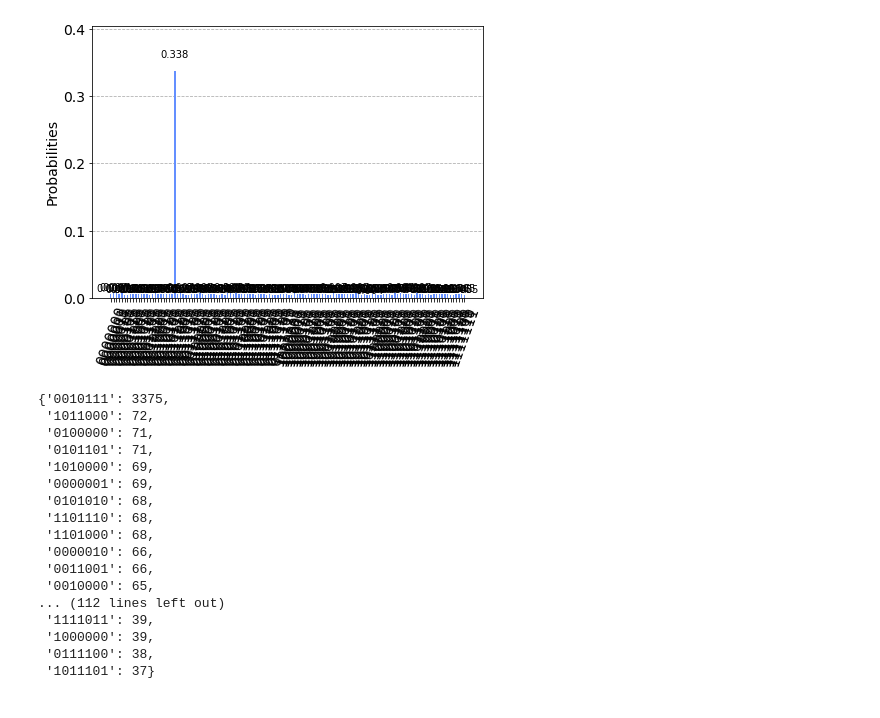
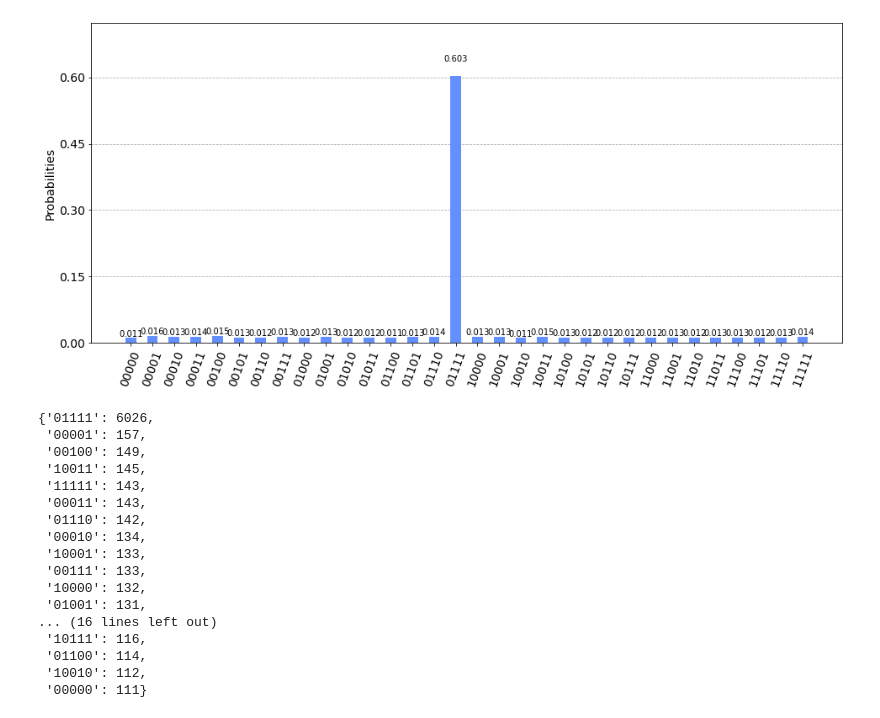
Before and after one commit to jonykarki/Quantum-Computing, a Jupyter notebook: grovergraphclaw.ipynb, the cells around one changed output. Drawn from its saved outputs; the diff is of its cells as text; code cells hidden in the pictures.

```diff
--- a/grovergraphclaw.ipynb
+++ b/grovergraphclaw.ipynb
@@ -86,9 +86,19 @@ edges = [(0, 2), (1, 2), (0, 2), (0, 1)]
 
 # 9
 n_nodes = 7
-edges = [(0, 1), (1, 2), (1, 4), (3, 4), (3, 5), (3, 6), (4, 5), (5, 6)]
+edges = [(0, 1), (1, 2), (1, 4), (3, 4), (3, 5), (3, 6), (4, 5), (5, 6), (0, 6)]
 
-# edges_reversed = [edge[::-1] for edge in edges]
+# 10
+# n_nodes = 7
+# edges = [(0, 1), (0, 2), (0, 6), (1, 2), (1, 3), (2, 3), (3, 4), (3, 5), (4, 5), (4, 6), (5, 6)]
+
+# 11
+# n_nodes = 9
+# edges = [(0, 2), (0, 4), (1, 5), (1, 6), (1, 7), (2, 3), (2, 5), (2, 7), (3, 5), (4, 8), (4, 7)]
+
+# graph from the poster
+n_nodes = 5
+edges = [(0, 2), (0, 4), (1, 2), (2, 3), (2, 4), (3, 4)]
 # %%
 # all the combinations of 0 and 1 of size n_nodes
 lst = list(itertools.product([0, 1], repeat=n_nodes))
@@ -131,9 +122,9 @@ def grover():
 
     # Initializing i/p qubits in superposition
     qc.h(node_qubits)
-    qc.barrier()
+    # qc.barrier()
 
-    num_iterations = 3
+    num_iterations = 2 # O(sqrt(n)) times
     for i in range(num_iterations):
         # 1
         for sum_four_state in sum_four_states:
@@ -165,11 +156,11 @@ def grover():
         # 2 reverse
         reverse_oracle(qc, node_qubits, cvc_qubits, e_qubits)
 
+
         # 1 reverse
         for sum_four_state in sum_four_states[::-1]:
             qc.append(MCXGate(n_nodes, ctrl_state=sum_four_state), node_qubits[:] + vertex_flag[:])
 
-        qc.barrier()
         qc.append(diffuser(n_nodes), node_qubits)
 
     qc.measure(node_qubits,class_bits)
@@ -180,28 +173,28 @@ qc.draw()
 # %%
 simulator = Aer.get_backend('qasm_simulator')
 job = execute(qc, simulator, shots=10000)
 result = job.result()
 counts = result.get_counts(qc)
-plot_histogram(counts)
+plot_histogram(counts, figsize=(16, 7))
 # %% [output]
-[figure, old version]
+[figure, new version]
 # %%
 {k: v for k, v in sorted(counts.items(), key=lambda item: item[1], reverse=True)}
 # %% [output]
-{'0010111': 3375,
- '1011000': 72,
- '0100000': 71,
- '0101101': 71,
- '1010000': 69,
- '0000001': 69,
- '0101010': 68,
- '1101110': 68,
- '1101000': 68,
- '0000010': 66,
- '0011001': 66,
- '0010000': 65,
-... (112 lines left out)
- '1111011': 39,
- '1000000': 39,
- '0111100': 38,
- '1011101': 37}
+{'01111': 6026,
+ '00001': 157,
+ '00100': 149,
+ '10011': 145,
+ '11111': 143,
+ '00011': 143,
+ '01110': 142,
+ '00010': 134,
+ '10001': 133,
+ '00111': 133,
+ '10000': 132,
+ '01001': 131,
+... (16 lines left out)
+ '10111': 116,
+ '01100': 114,
+ '10010': 112,
+ '00000': 111}
```
Also changed, not shown: parts of 2 cells of this notebook.
